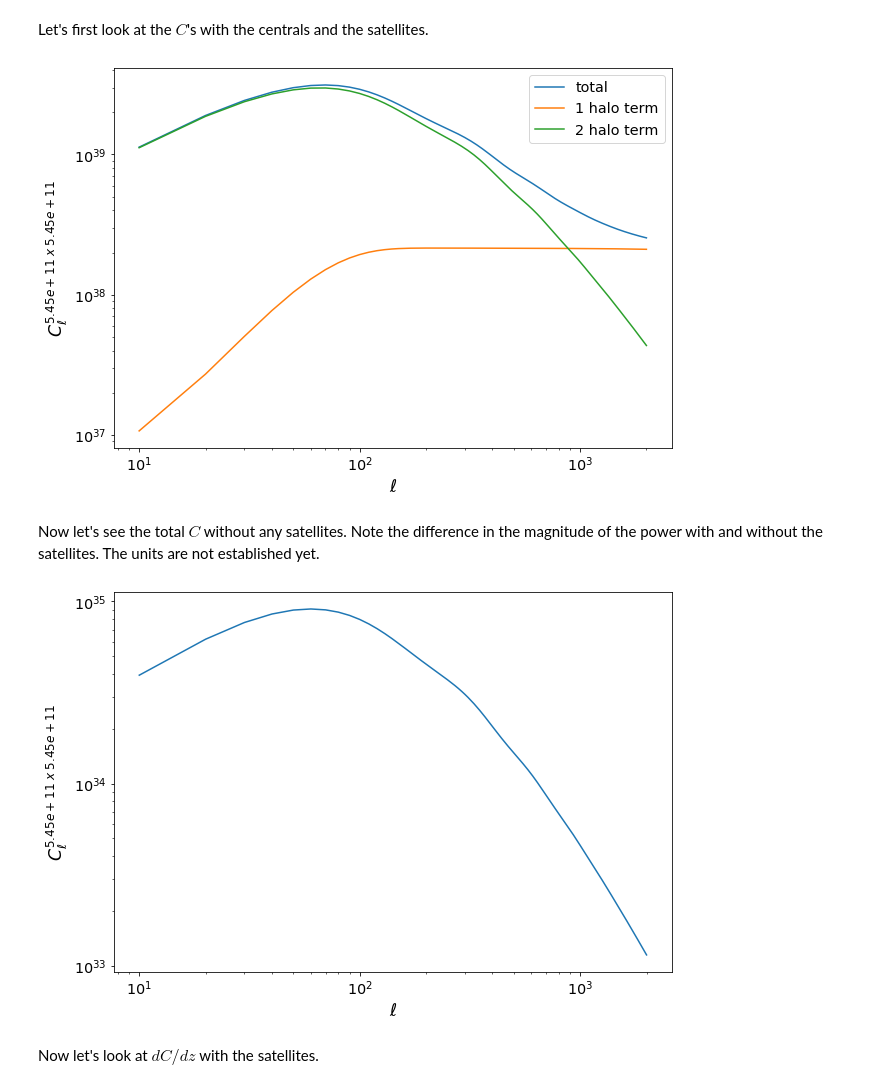
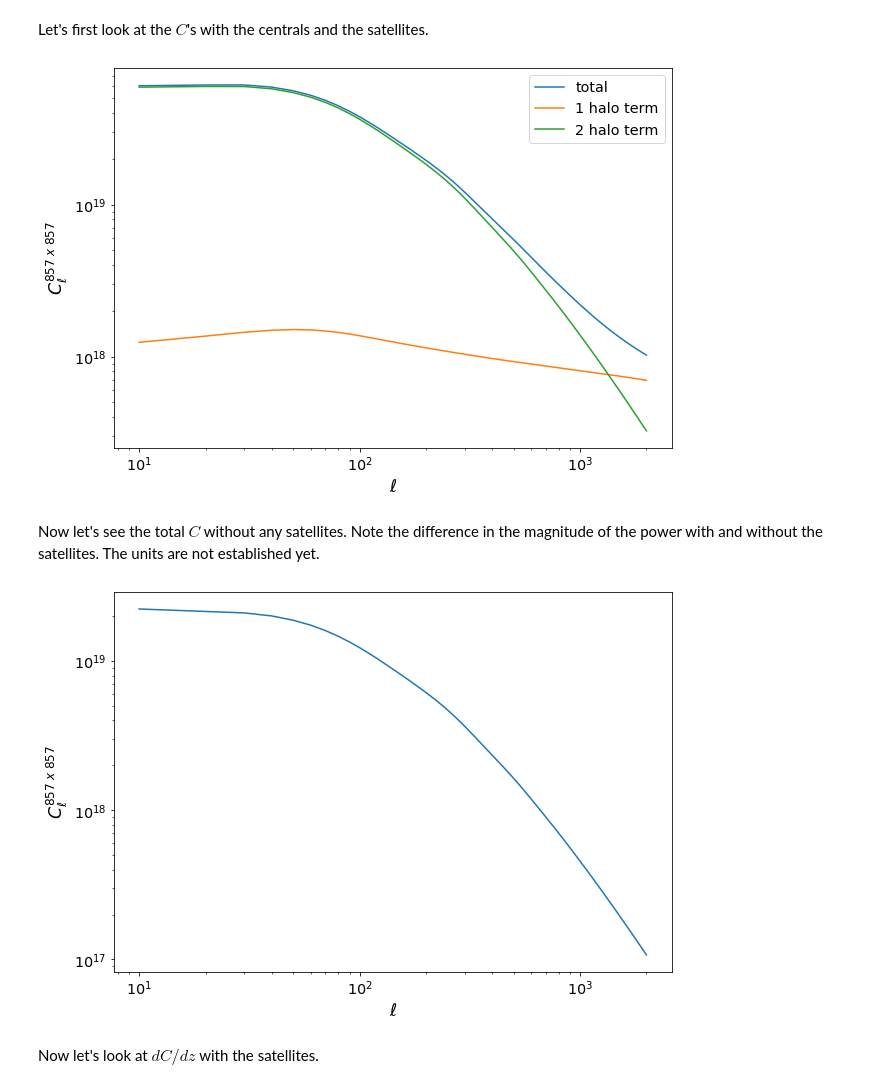
Before and after one commit to simonsobs/hmvec, a Jupyter notebook: cib_example.ipynb, the cells around one changed output. Drawn from its saved outputs; the diff is of its cells as text; code cells hidden in the pictures.

```diff
--- a/cib_example.ipynb
+++ b/cib_example.ipynb
@@ -19,8 +19,8 @@ First, we setup our grid and initialize our halo model. Since this on a shared n
 #Setup Grid
 Nz = 200                                 # num of redshifts
 Nm = 200                                 # num of masses
-Nk = 1000                                # num of wavenumbers
-redshifts = np.linspace(0.01, 10, Nz)
+Nk = 3000                                # num of wavenumbers
+redshifts = np.linspace(0.01, 6, Nz)
 masses = np.geomspace(1.0e6, 1.0e15, Nm)
 ks = np.geomspace(1.0e-3, 100.0, Nk)              # wavenumbers
 ells = np.linspace(10, 2000, 200)
@@ -44,7 +42,7 @@ We need to create a 2x2 array of frequencies. The first axis contains the freque
 If you can provide a 1D array containing a single frequency/bandpass, it will assume you want an autocorrelation.
 # %%
 #Autocorrelation: 1 Freq
-autofreq = np.array([545e9], dtype=np.double)
+autofreq = np.array([857e9], dtype=np.double)
 
 #Autocorrelation: Bandpass
 autoband = np.array([540e9, 550e9], dtype=np.double)
@@ -91,19 +89,19 @@ Let's first look at the $C$'s with the centrals and the satellites.
 # %%
 plt.figure(figsize=(10,7))
 
 #Plot C's
 plt.loglog(ells, C_tot, label='total')
 plt.loglog(ells, C_1h, label='1 halo term')
 plt.loglog(ells, C_2h, label='2 halo term')
 
 #Gravy
 plt.xlabel(r'$\ell$')
-plt.ylabel(rf'$C^{{ {autofreq[0]:.2e} \;x\; {autofreq[0]:.2e} }}_\ell$')
+plt.ylabel(rf'$C^{{ {autofreq[0]/1e9:.0f} \; x \; {autofreq[0]/1e9:.0f} }}_\ell$')
 plt.legend();
 
 # plt.savefig('cii_1h2h_jiang.pdf', dpi=900, bbox_inches='tight');
 # %% [output]
-[figure, old version]
+[figure, new version]
 # %% [markdown]
 Now let's see the total $C$ without any satellites. Note the difference in the magnitude of the power with and without the satellites. The units are not established yet.
 # %%
@@ -114,9 +112,9 @@ plt.loglog(ells, C_cen)
 
 #Gravy
 plt.xlabel(r'$\ell$')
-plt.ylabel(rf'$C^{{ {autofreq[0]:.2e} \;x\; {autofreq[0]:.2e} }}_\ell$');
+plt.ylabel(rf'$C^{{ {autofreq[0]/1e9:.0f} \; x \; {autofreq[0]/1e9:.0f} }}_\ell$');
 # %% [output]
-[figure, old version]
+[figure, new version]
 # %% [markdown]
 Now let's look at $dC/dz$ with the satellites.
 # %%
```
Also changed, not shown: parts of 6 cells of this notebook, 1 other file.
